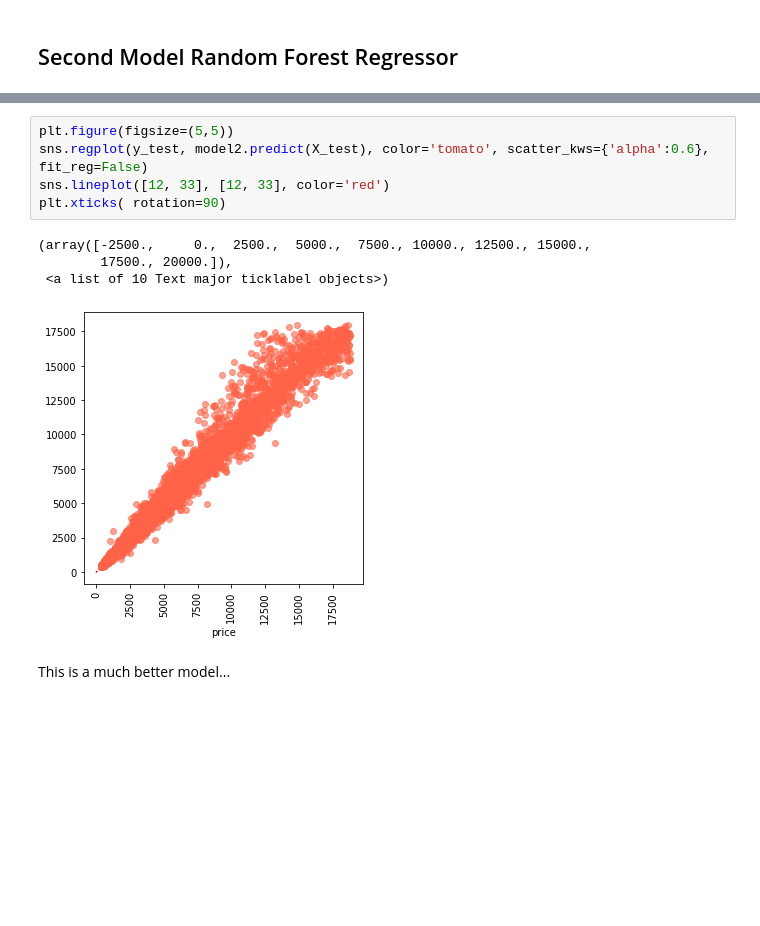
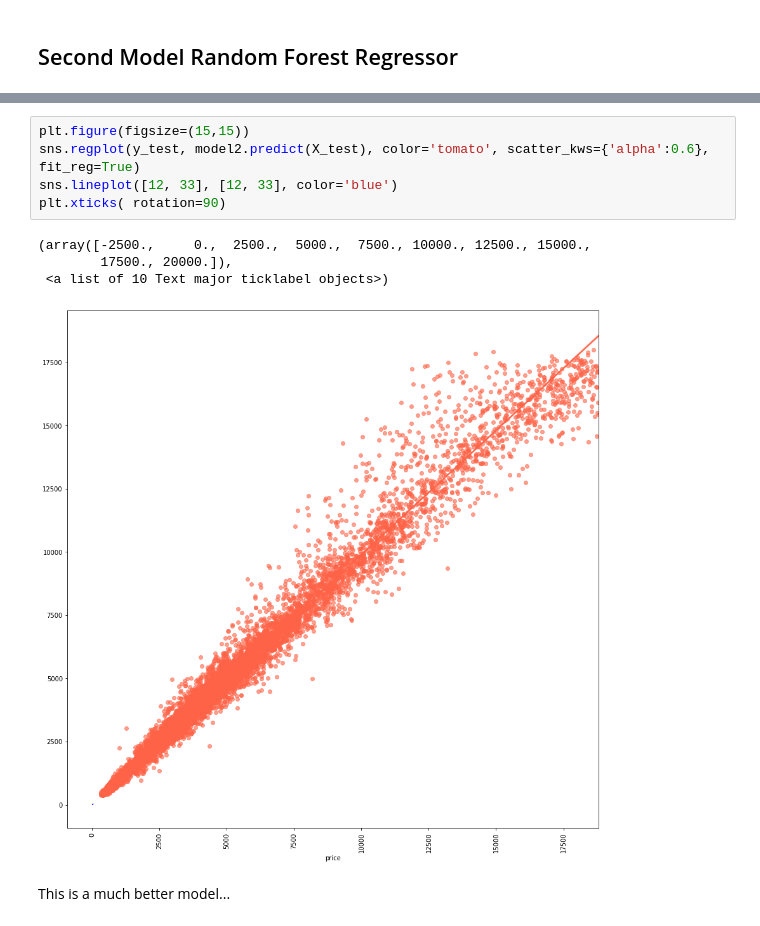
Before and after one commit to aplazobel/diamond-price-estimator, a Jupyter notebook: training_models.ipynb, the cells around one changed output, grey strips where cells are left out. Saved outputs shown, nothing was run; the diff lists cells and outputs as text; blank space fills up the shorter version.

```diff
--- a/training_models.ipynb
+++ b/training_models.ipynb
@@ -73,13 +78,13 @@ print('Random forest RMSE:', np.sqrt(mean_squared_error(y_test, model2.predict(X
 # %%
-plt.figure(figsize=(5,5))
-sns.regplot(y_test, model2.predict(X_test), color='tomato', scatter_kws={'alpha':0.6}, fit_reg=False)
-sns.lineplot([12, 33], [12, 33], color='red')
+plt.figure(figsize=(15,15))
+sns.regplot(y_test, model2.predict(X_test), color='tomato', scatter_kws={'alpha':0.6}, fit_reg=True)
+sns.lineplot([12, 33], [12, 33], color='blue')
 plt.xticks( rotation=90)
 # %% [output]
 (array([-2500.,     0.,  2500.,  5000.,  7500., 10000., 12500., 15000.,
         17500., 20000.]),
  <a list of 10 Text major ticklabel objects>)
-[figure, old version]
+[figure, new version]
 # %% [markdown]
 This is a much better model...
 # %% [markdown]
```
Also changed, not shown: parts of 4 cells of this notebook.
